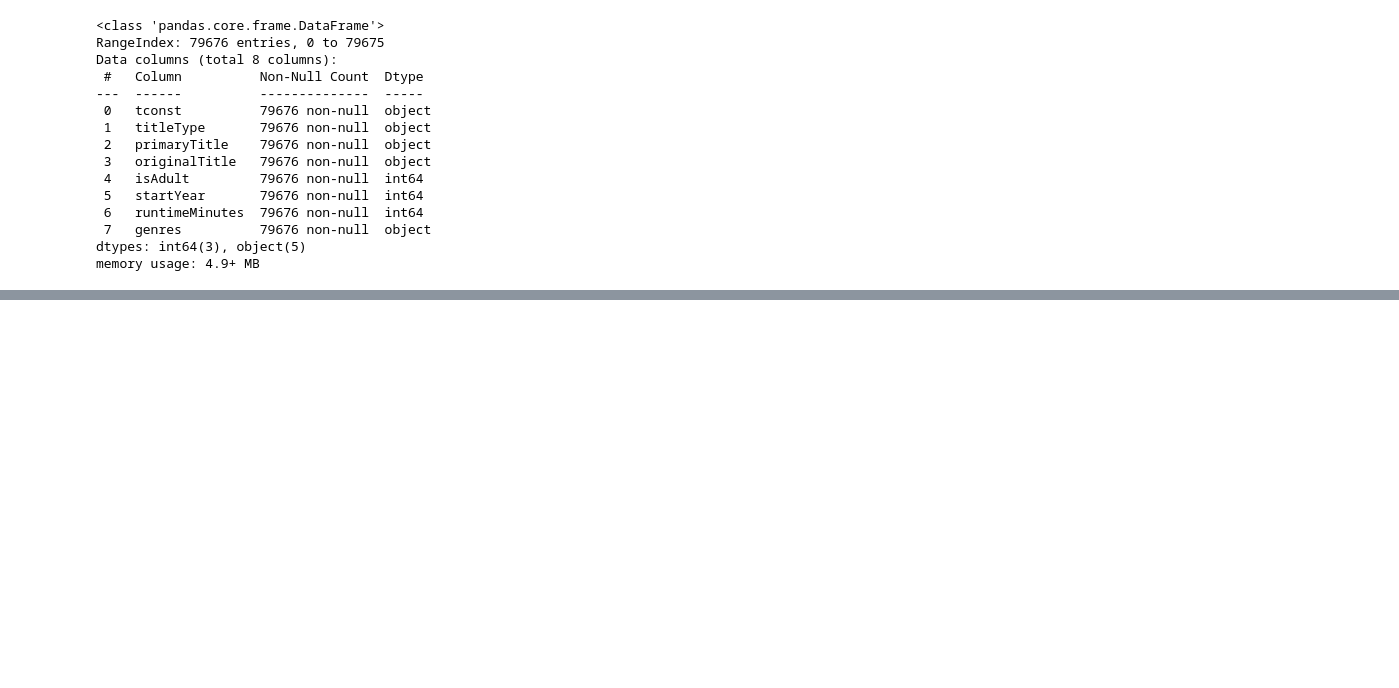
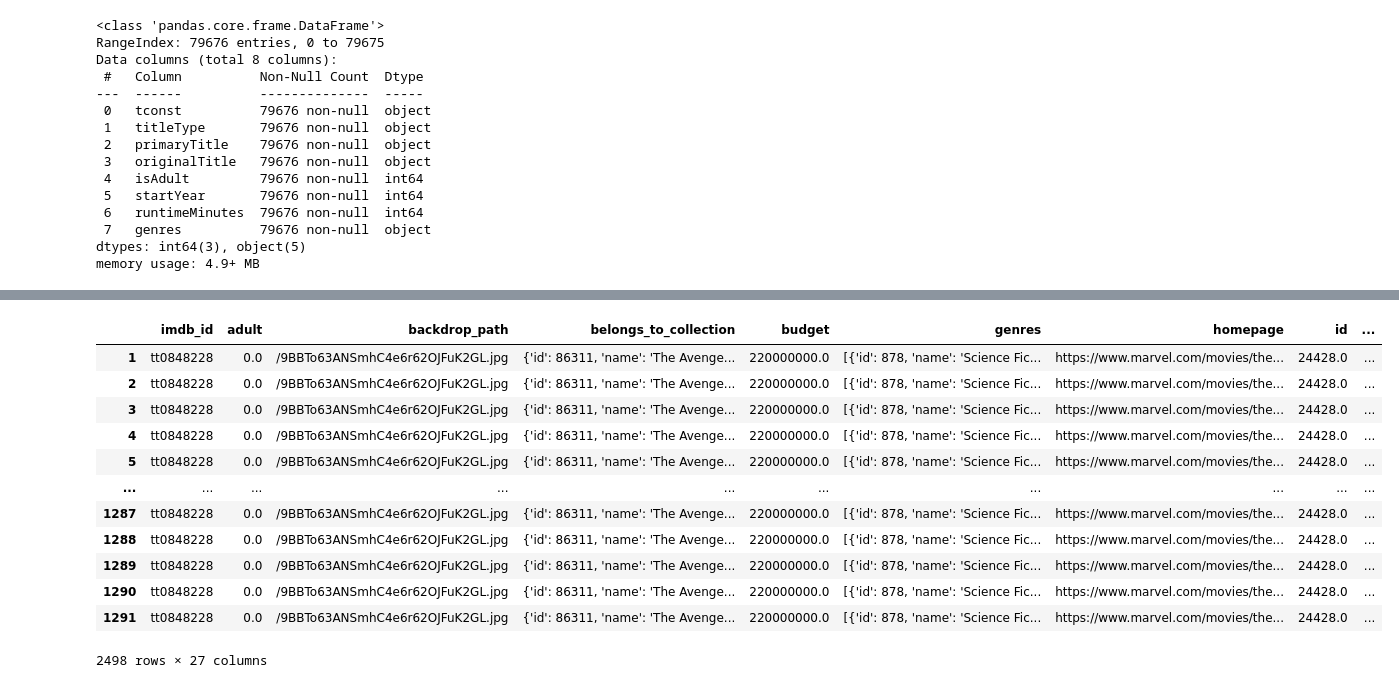
Before and after one commit to LarsonBodden/IMDB-s-Movie-Project, a Jupyter notebook: Project 3.ipynb, the cells around one changed output, grey strips where cells are left out. Cells and saved outputs as stored; diff of their text form; code cells hidden in the pictures; blank space fills up the shorter version.

```diff
--- a/Project 3.ipynb
+++ b/Project 3.ipynb
@@ -566,0 +559,17 @@ movies_from_2001_df.head(5)
+# %%
+movies_2000_and_2001.drop(index=movies_2000_and_2001.index[0], axis=0, inplace=True)
+movies_2000_and_2001
+# %% [output]
+|  | imdb_id | adult | backdrop_path | belongs_to_collection | budget | genres | homepage | id | ... |
+| 1 | tt0848228 | 0.0 | /9BBTo63ANSmhC4e6r62OJFuK2GL.jpg | {'id': 86311, 'name': 'The Avenge... | 220000000.0 | [{'id': 878, 'name': 'Science Fic... | https://www.marvel.com/movies/the... | 24428.0 | ... |
+| 2 | tt0848228 | 0.0 | /9BBTo63ANSmhC4e6r62OJFuK2GL.jpg | {'id': 86311, 'name': 'The Avenge... | 220000000.0 | [{'id': 878, 'name': 'Science Fic... | https://www.marvel.com/movies/the... | 24428.0 | ... |
+| 3 | tt0848228 | 0.0 | /9BBTo63ANSmhC4e6r62OJFuK2GL.jpg | {'id': 86311, 'name': 'The Avenge... | 220000000.0 | [{'id': 878, 'name': 'Science Fic... | https://www.marvel.com/movies/the... | 24428.0 | ... |
+| 4 | tt0848228 | 0.0 | /9BBTo63ANSmhC4e6r62OJFuK2GL.jpg | {'id': 86311, 'name': 'The Avenge... | 220000000.0 | [{'id': 878, 'name': 'Science Fic... | https://www.marvel.com/movies/the... | 24428.0 | ... |
+| 5 | tt0848228 | 0.0 | /9BBTo63ANSmhC4e6r62OJFuK2GL.jpg | {'id': 86311, 'name': 'The Avenge... | 220000000.0 | [{'id': 878, 'name': 'Science Fic... | https://www.marvel.com/movies/the... | 24428.0 | ... |
+| ... | ... | ... | ... | ... | ... | ... | ... | ... | ... |
+| 1287 | tt0848228 | 0.0 | /9BBTo63ANSmhC4e6r62OJFuK2GL.jpg | {'id': 86311, 'name': 'The Avenge... | 220000000.0 | [{'id': 878, 'name': 'Science Fic... | https://www.marvel.com/movies/the... | 24428.0 | ... |
+| 1288 | tt0848228 | 0.0 | /9BBTo63ANSmhC4e6r62OJFuK2GL.jpg | {'id': 86311, 'name': 'The Avenge... | 220000000.0 | [{'id': 878, 'name': 'Science Fic... | https://www.marvel.com/movies/the... | 24428.0 | ... |
+| 1289 | tt0848228 | 0.0 | /9BBTo63ANSmhC4e6r62OJFuK2GL.jpg | {'id': 86311, 'name': 'The Avenge... | 220000000.0 | [{'id': 878, 'name': 'Science Fic... | https://www.marvel.com/movies/the... | 24428.0 | ... |
+| 1290 | tt0848228 | 0.0 | /9BBTo63ANSmhC4e6r62OJFuK2GL.jpg | {'id': 86311, 'name': 'The Avenge... | 220000000.0 | [{'id': 878, 'name': 'Science Fic... | https://www.marvel.com/movies/the... | 24428.0 | ... |
+| 1291 | tt0848228 | 0.0 | /9BBTo63ANSmhC4e6r62OJFuK2GL.jpg | {'id': 86311, 'name': 'The Avenge... | 220000000.0 | [{'id': 878, 'name': 'Science Fic... | https://www.marvel.com/movies/the... | 24428.0 | ... |
+2498 rows × 27 columns
```
Also changed, not shown: parts of 23 cells of this notebook, 9 other files.
